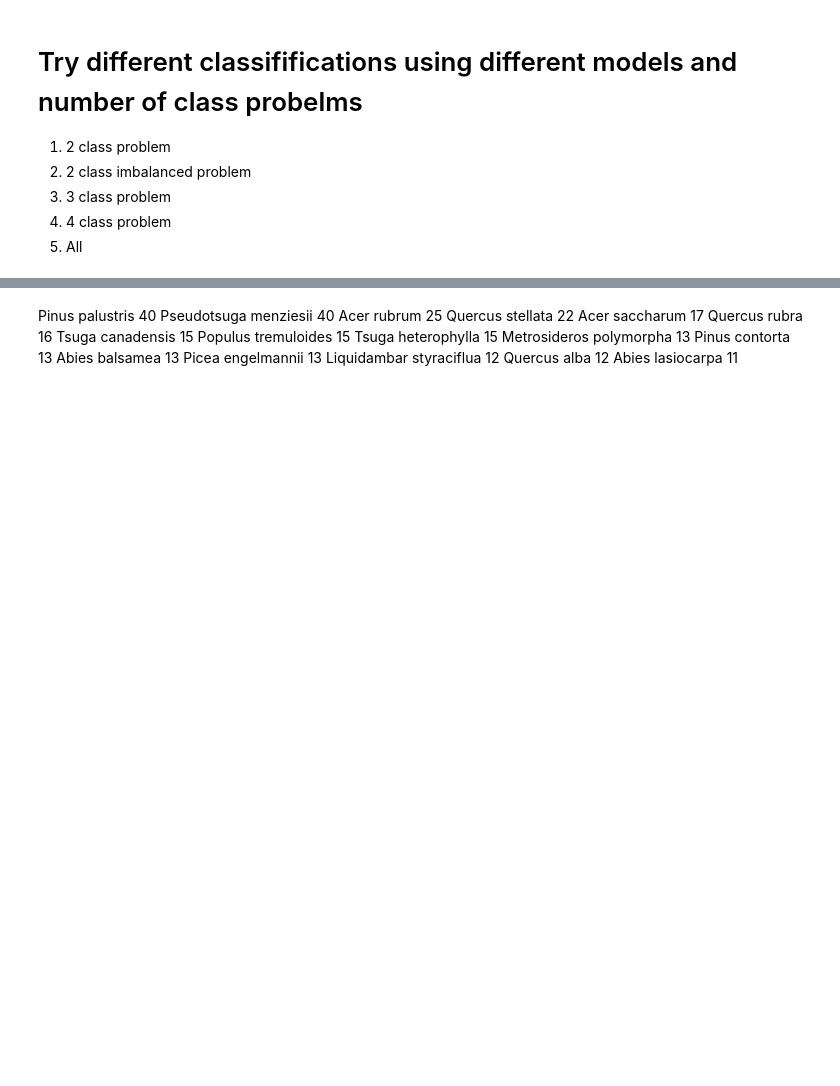
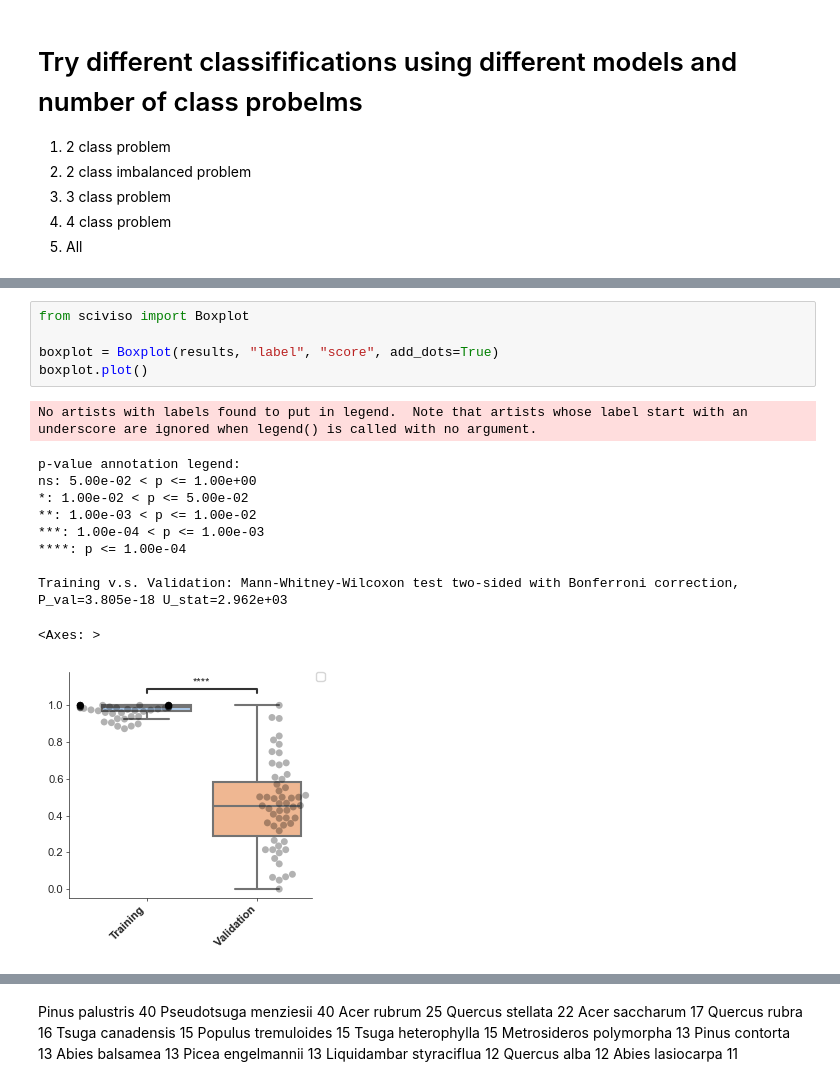
Before and after one commit to ArianeMora/remseno, a Jupyter notebook: notebooks/N3_ML.ipynb, the cells around one changed output, grey strips where cells are left out. Saved outputs shown, nothing was run; the diff lists cells and outputs as text; blank space fills up the shorter version.

```diff
--- a/notebooks/N3_ML.ipynb
+++ b/notebooks/N3_ML.ipynb
@@ -186,0 +271,17 @@ results[results['label'] == 'Validation'].describe()
+# %%
+from sciviso import Boxplot
+
+boxplot = Boxplot(results, "label", "score", add_dots=True)
+boxplot.plot()
+# %% [output]
+No artists with labels found to put in legend.  Note that artists whose label start with an underscore are ignored when legend() is called with no argument.
+p-value annotation legend:
+ns: 5.00e-02 < p <= 1.00e+00
+*: 1.00e-02 < p <= 5.00e-02
+**: 1.00e-03 < p <= 1.00e-02
+***: 1.00e-04 < p <= 1.00e-03
+****: p <= 1.00e-04
+
+Training v.s. Validation: Mann-Whitney-Wilcoxon test two-sided with Bonferroni correction, P_val=3.805e-18 U_stat=2.962e+03
+<Axes: >
+[figure, added]
```
Also changed, not shown: parts of 27 cells of this notebook, 1 other file.
